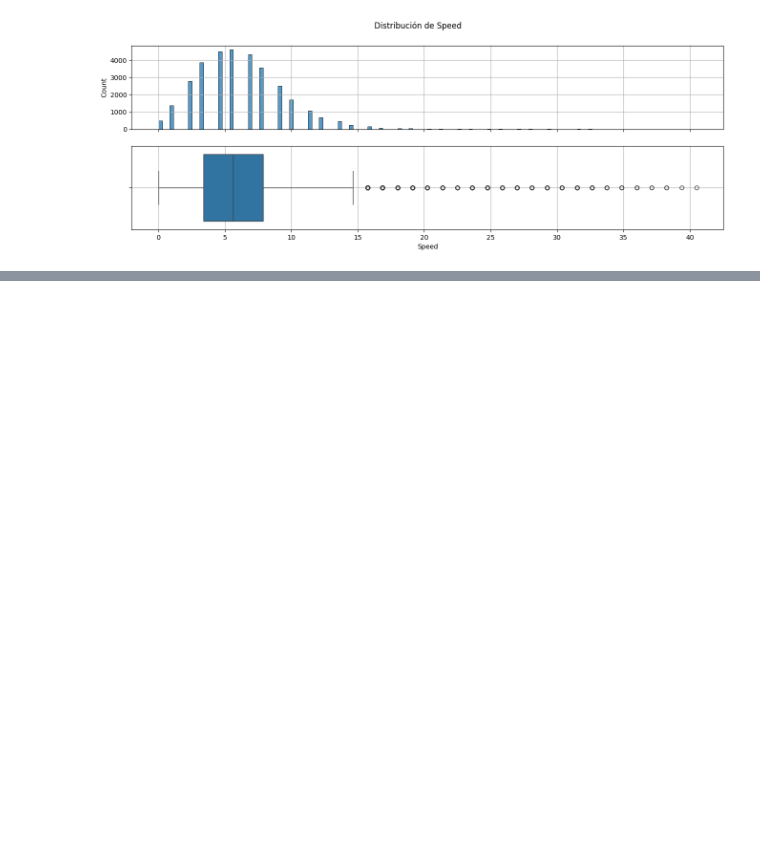
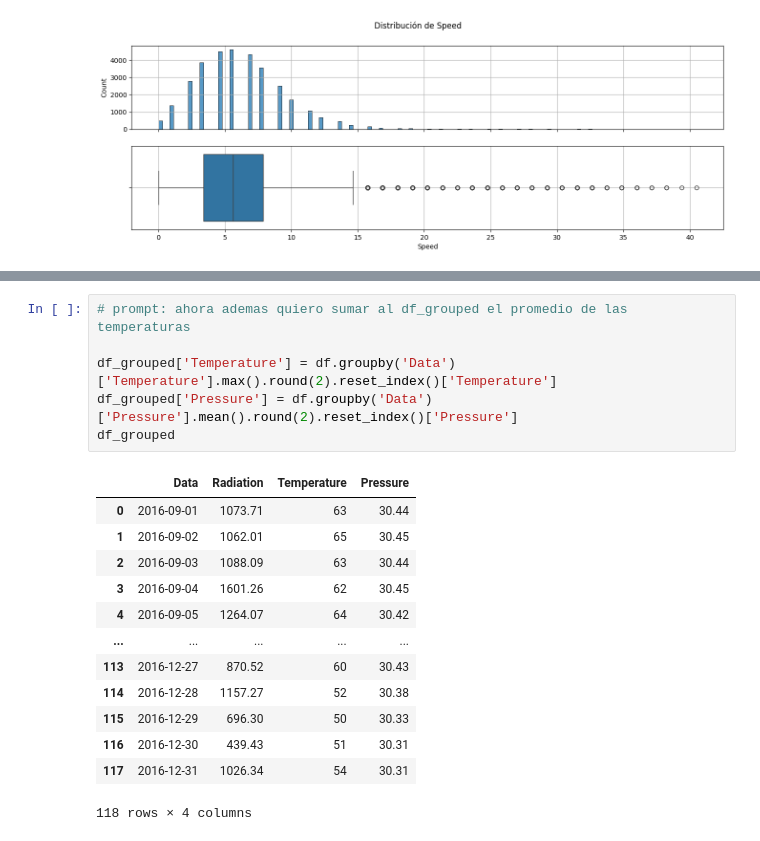
Before and after one commit to mdellanina/TrabajoPr-cticoCODERHOUSE, a Jupyter notebook: TrabajoPracticoCH_DS1.ipynb, the cells around one changed output, grey strips where cells are left out. Saved outputs shown, nothing was run; the diff lists cells and outputs as text; blank space fills up the shorter version.

```diff
--- a/TrabajoPracticoCH_DS1.ipynb
+++ b/TrabajoPracticoCH_DS1.ipynb
@@ -237,0 +290,20 @@ Radiation
+# %%
+# prompt: ahora ademas quiero sumar al df_grouped el promedio de las temperaturas
+
+df_grouped['Temperature'] = df.groupby('Data')['Temperature'].max().round(2).reset_index()['Temperature']
+df_grouped['Pressure'] = df.groupby('Data')['Pressure'].mean().round(2).reset_index()['Pressure']
+df_grouped
+# %% [output]
+|  | Data | Radiation | Temperature | Pressure |
+| 0 | 2016-09-01 | 1073.71 | 63 | 30.44 |
+| 1 | 2016-09-02 | 1062.01 | 65 | 30.45 |
+| 2 | 2016-09-03 | 1088.09 | 63 | 30.44 |
+| 3 | 2016-09-04 | 1601.26 | 62 | 30.45 |
+| 4 | 2016-09-05 | 1264.07 | 64 | 30.42 |
+| ... | ... | ... | ... | ... |
+| 113 | 2016-12-27 | 870.52 | 60 | 30.43 |
+| 114 | 2016-12-28 | 1157.27 | 52 | 30.38 |
+| 115 | 2016-12-29 | 696.30 | 50 | 30.33 |
+| 116 | 2016-12-30 | 439.43 | 51 | 30.31 |
+| 117 | 2016-12-31 | 1026.34 | 54 | 30.31 |
+118 rows × 4 columns
```
Also changed, not shown: parts of 3 cells of this notebook.
